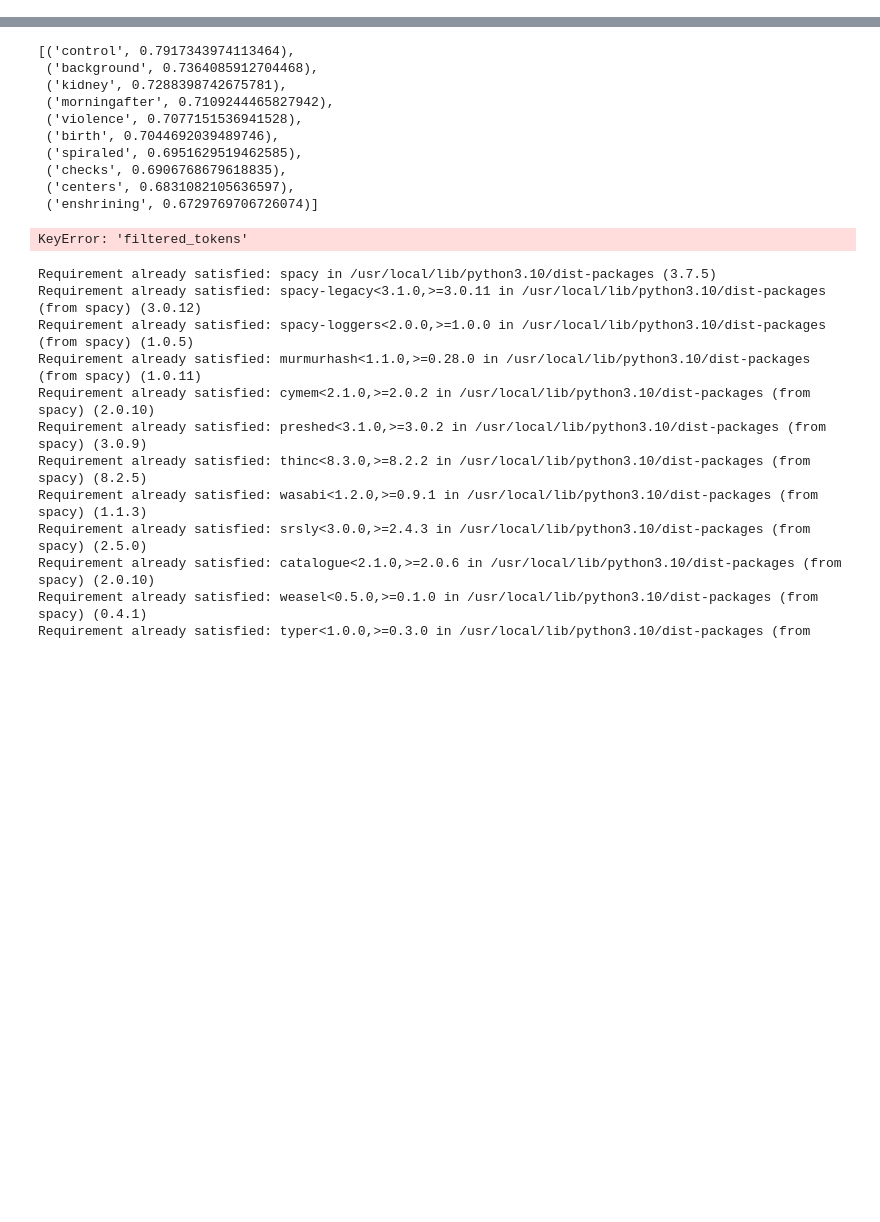
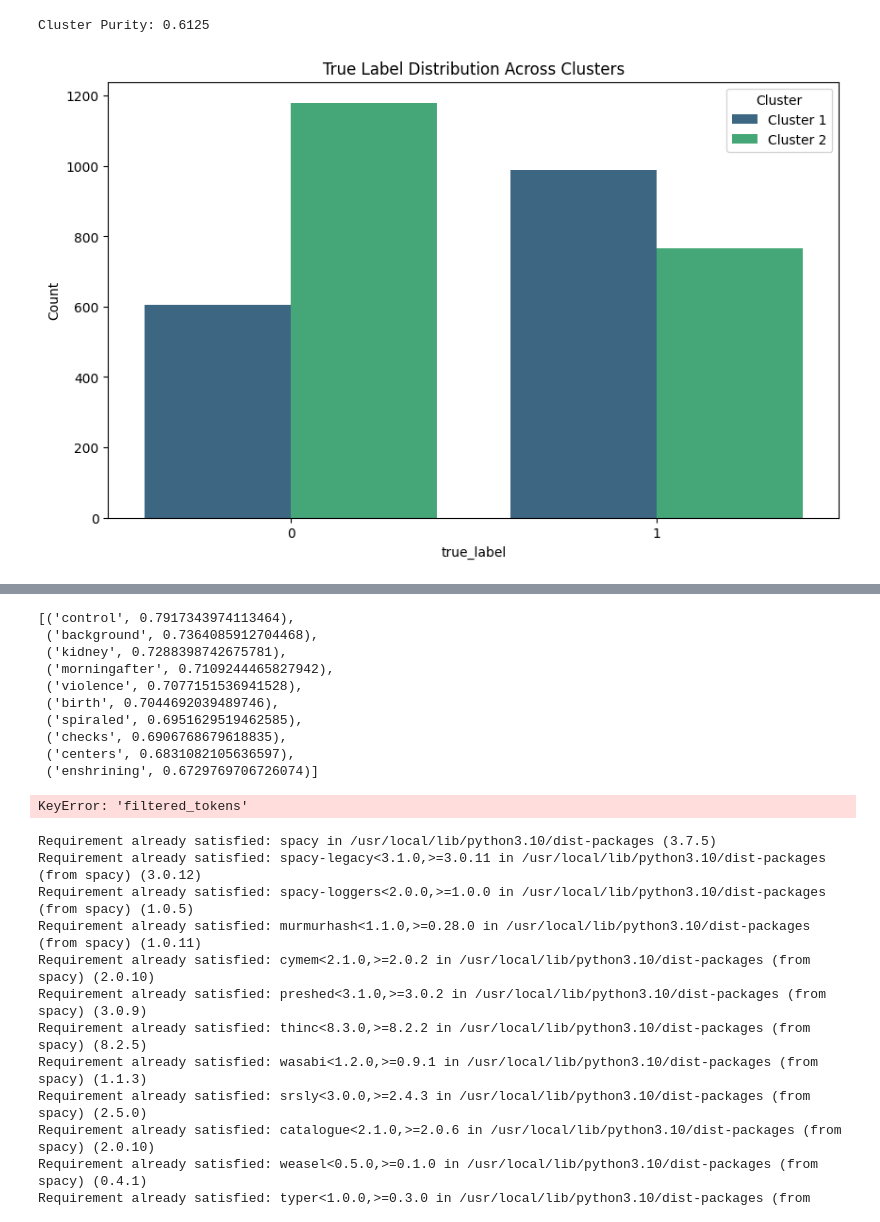
Before and after one commit to MiriamRunde/Qbias, a Jupyter notebook: explore.ipynb, the cells around one changed output, grey strips where cells are left out. Cells and saved outputs as stored; diff of their text form; code cells hidden in the pictures; blank space fills up the shorter version.

```diff
--- a/explore.ipynb
+++ b/explore.ipynb
@@ -278,0 +605,19 @@ plt.show()
+# %%
+from sklearn.cluster import KMeans
+from sentence_transformers import SentenceTransformer
+
+# Load sentence embeddings using Sentence-BERT
+sbert_model = SentenceTransformer('all-MiniLM-L6-v2')
+sentence_embeddings = sbert_model.encode(eval_texts.tolist(), show_progress_bar=True)
+
+# Apply K-Means clustering
+num_clusters = 2  # Define the number of clusters
+kmeans = KMeans(n_clusters=num_clusters, random_state=42)
+cluster_labels = kmeans.fit_predict(sentence_embeddings)
+
+# Add cluster labels and true labels to a DataFrame
+eval_texts_with_labels = pd.DataFrame({
+    "text": eval_texts,
+    "true_label": eval_labels,
+    "cluster": cluster_labels
+})
@@ -278,0 +645,28 @@ plt.show()
+# %%
+# Calculate purity
+total_samples = len(eval_texts_with_labels)
+purity = 0
+
+for cluster_id in range(num_clusters):
+    cluster_data = eval_texts_with_labels[eval_texts_with_labels["cluster"] == cluster_id]
+    majority_label_count = cluster_data["true_label"].value_counts().max()
+    purity += majority_label_count
+
+purity /= total_samples
+print(f"Cluster Purity: {purity:.4f}")
+# %% [output]
+Cluster Purity: 0.6125
+# %%
+import seaborn as sns
+import matplotlib.pyplot as plt
+
+# Plot label distribution for each cluster
+plt.figure(figsize=(10, 6))
+sns.countplot(data=eval_texts_with_labels, x="true_label", hue="cluster", palette="viridis")
+plt.title("True Label Distribution Across Clusters")
+plt.xlabel("true_label")
+plt.ylabel("Count")
+plt.legend(title="Cluster", labels=["Cluster 1", "Cluster 2"])
+plt.show()
+# %% [output]
+[figure, added]
```
Also changed, not shown: parts of 33 cells of this notebook.
